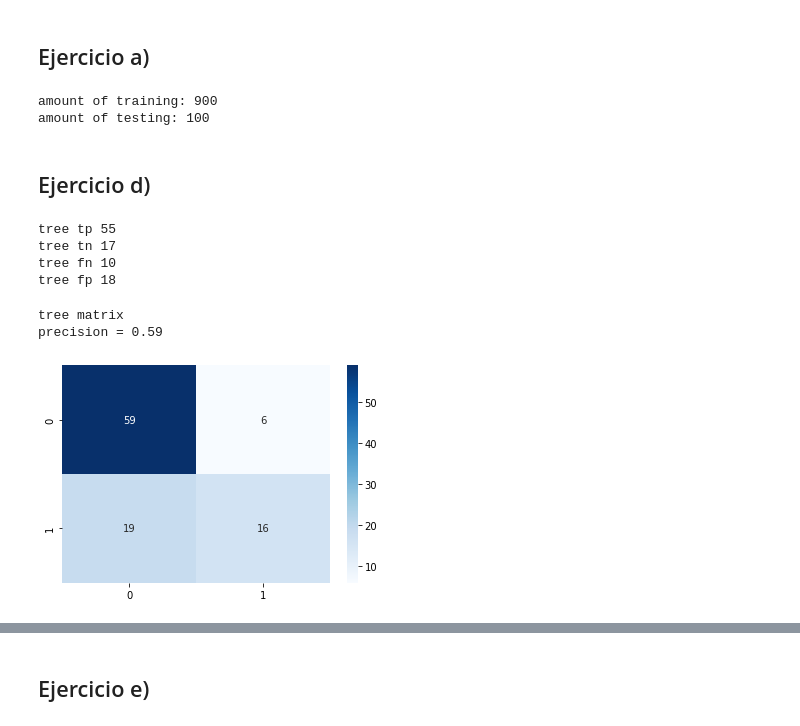
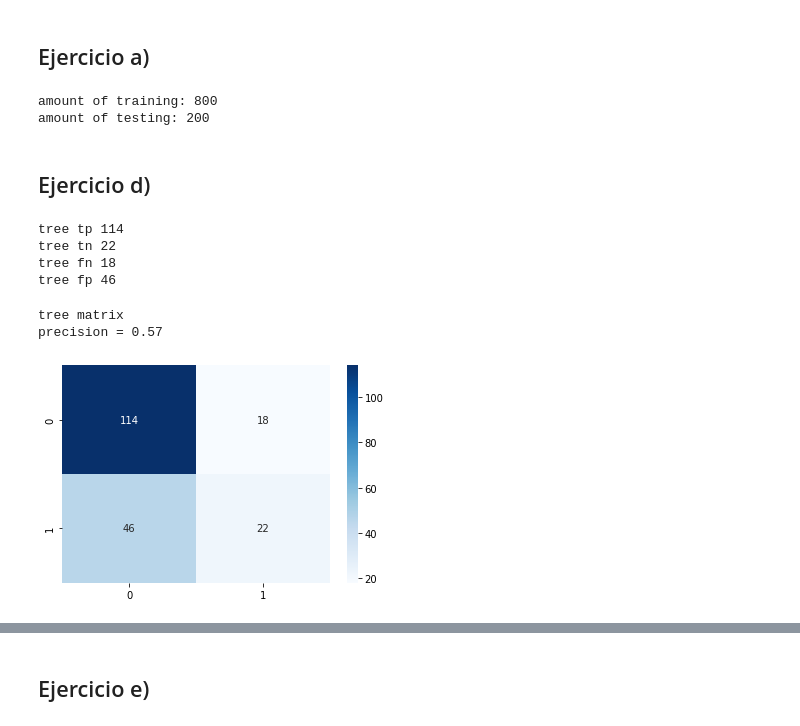
Before and after one commit to gsilvatici/MachineLearningStories, a Jupyter notebook: tp2/ej1.ipynb, the cells around one changed output, grey strips where cells are left out. Saved outputs shown, nothing was run; the diff lists cells and outputs as text; code cells hidden in the pictures.

```diff
--- a/tp2/ej1.ipynb
+++ b/tp2/ej1.ipynb
@@ -110,12 +140,12 @@ data = df.copy()
 # %% [markdown]
 ## Ejercicio a)
 # %%
-training, testing = train_test_split(data, test_size=0.1)
+training, testing = train_test_split(data, test_size=0.2)
 print(f"amount of training: {len(training)}")
 print(f"amount of testing: {len(testing)}")
 # %% [output]
-amount of training: 900
-amount of testing: 100
+amount of training: 800
+amount of testing: 200
 # %% [markdown]
 ## Ejercicio d)
 # %%
@@ -159,22 +183,22 @@ print(f"tree tn {count_tn}")
 print(f"tree fn {count_fn}")
 print(f"tree fp {count_fp}")
 # %% [output]
-tree tp 55
-tree tn 17
-tree fn 10
-tree fp 18
+tree tp 114
+tree tn 22
+tree fn 18
+tree fp 46
 # %%
 matrix_tree = confusion_matrix(predicted_tree, expected, [0, 1])
 matrix_forest = confusion_matrix(predicted_forest, expected, [0, 1])
 # %%
 print("tree matrix")
-heatmap(matrix_tree, annot=True, cmap='Blues', fmt='g')
+ax = heatmap(matrix_tree, annot=True, cmap='Blues', fmt='g')
 tp_t = matrix_tree[0][0]
 print(f"precision = {tp_t/len(predicted_tree)}")
 # %% [output]
 tree matrix
-precision = 0.59
+precision = 0.57
-[figure, old version]
+[figure, new version]
 # %%
 print("forest matrix")
 heatmap(matrix_forest, annot=True, cmap='Reds', fmt='g')
```
Also changed, not shown: parts of 8 cells of this notebook, 3 other files.
